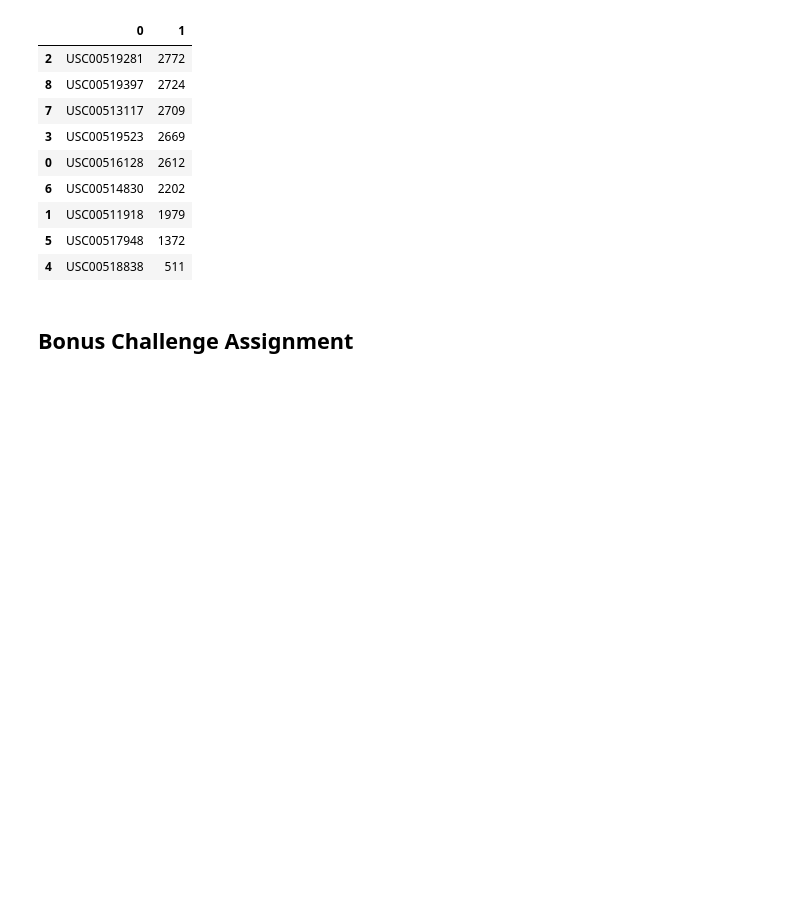
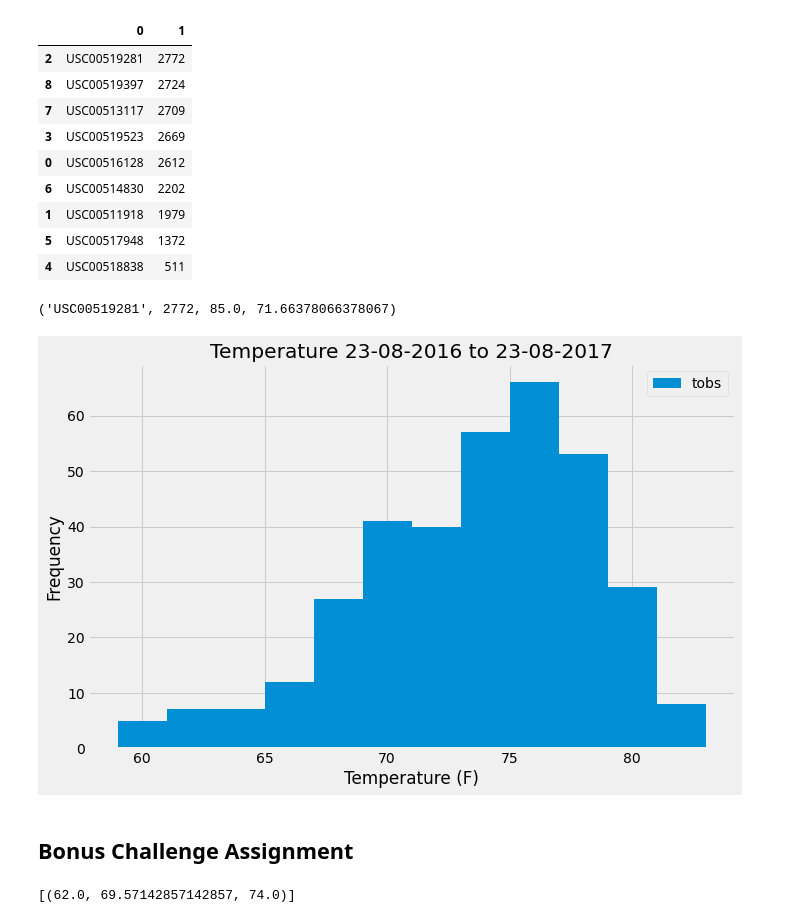
Before and after one commit to Kevin-McConchie/sqlalchemy-Surfs-Up, a Jupyter notebook: climate_starter.ipynb, the cells around one changed output. Cells and saved outputs as stored; diff of their text form; code cells hidden in the pictures; blank space fills up the shorter version.

```diff
--- a/climate_starter.ipynb
+++ b/climate_starter.ipynb
@@ -145,7 +145,21 @@ activity_df.sort_values(by=[1],ascending=False)
 | 4 | USC00518838 | 511 |
 # %%
 # Using the station id from the previous query, calculate the lowest temperature recorded,
+min =engine.execute('SELECT * FROM measurement GROUP BY station ORDER BY tobs').first()
+min
 
 
 
 # highest temperature recorded, and average temperature of the most active station?
+sel = [measurement.station,
+    func.count(measurement.tobs),
+    func.max(measurement.tobs),
+    func.avg(measurement.tobs)]
+
+most_active = session.query(*sel).\
+            group_by(measurement.station).\
+            order_by(func.count(measurement.id).desc()).first()
+
+most_active
+# %% [output]
+('USC00519281', 2772, 85.0, 71.66378066378067)
@@ -155,3 +166,31 @@ activity_df.sort_values(by=[1],ascending=False)
+# %%
+# Choose the station with the highest number of temperature observations
+# # Query the last 12 months of temperature observation data for this station and plot the results as a histogram
+
+temps = session.query(measurement.tobs).\
+    filter(measurement.station == 'USC00519281').\
+        filter(measurement.date >= limit_date).all()
+temps
+# create data frame
+temps_df = pd.DataFrame(temps, columns = ['tobs'])
+temps_df
+# # tempplot= temps_df.iloc[:,[0,2]]
+# # tempplot
+
+# # create the plot
+plt.figure(figsize=(10,6))
+plt.hist(temps_df['tobs'], bins=12)
+plt.ylabel("Frequency")
+plt.legend(["tobs"])
+plt.tight_layout()
+
+# labels for title and axes
+plt.title(f'Temperature 23-08-2016 to 23-08-2017')
+plt.xlabel('Temperature (F)')
+
+plt.show()
+# %% [output]
+[figure, added]
 # %% [markdown]
 ## Bonus Challenge Assignment
 # %%
@@ -168,11 +207,13 @@ def calc_temps(start_date, end_date):
         TMIN, TAVE, and TMAX
     """
 
-    return session.query(func.min(Measurement.tobs), func.avg(Measurement.tobs), func.max(Measurement.tobs)).\
-        filter(Measurement.date >= start_date).filter(Measurement.date <= end_date).all()
+    return session.query(func.min(measurement.tobs), func.avg(measurement.tobs), func.max(measurement.tobs)).\
+        filter(measurement.date >= start_date).filter(measurement.date <= end_date).all()
 
 # function usage example
 print(calc_temps('2012-02-28', '2012-03-05'))
+# %% [output]
+[(62.0, 69.57142857142857, 74.0)]
 # %%
 # Use your previous function `calc_temps` to calculate the tmin, tavg, and tmax
 # for your trip using the previous year's data for those same dates.
```
Also changed, not shown: parts of 2 cells of this notebook, 2 other files.
